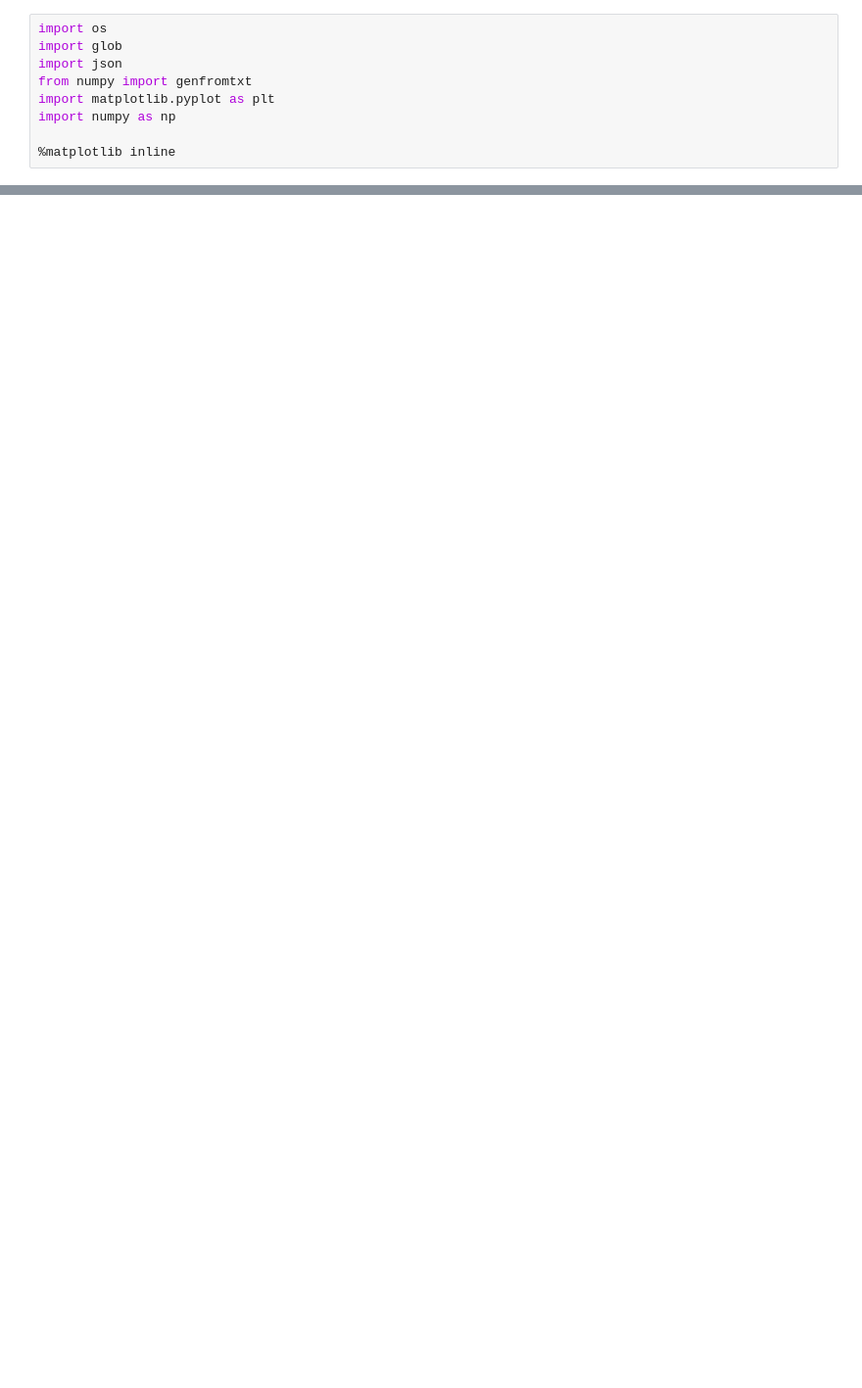
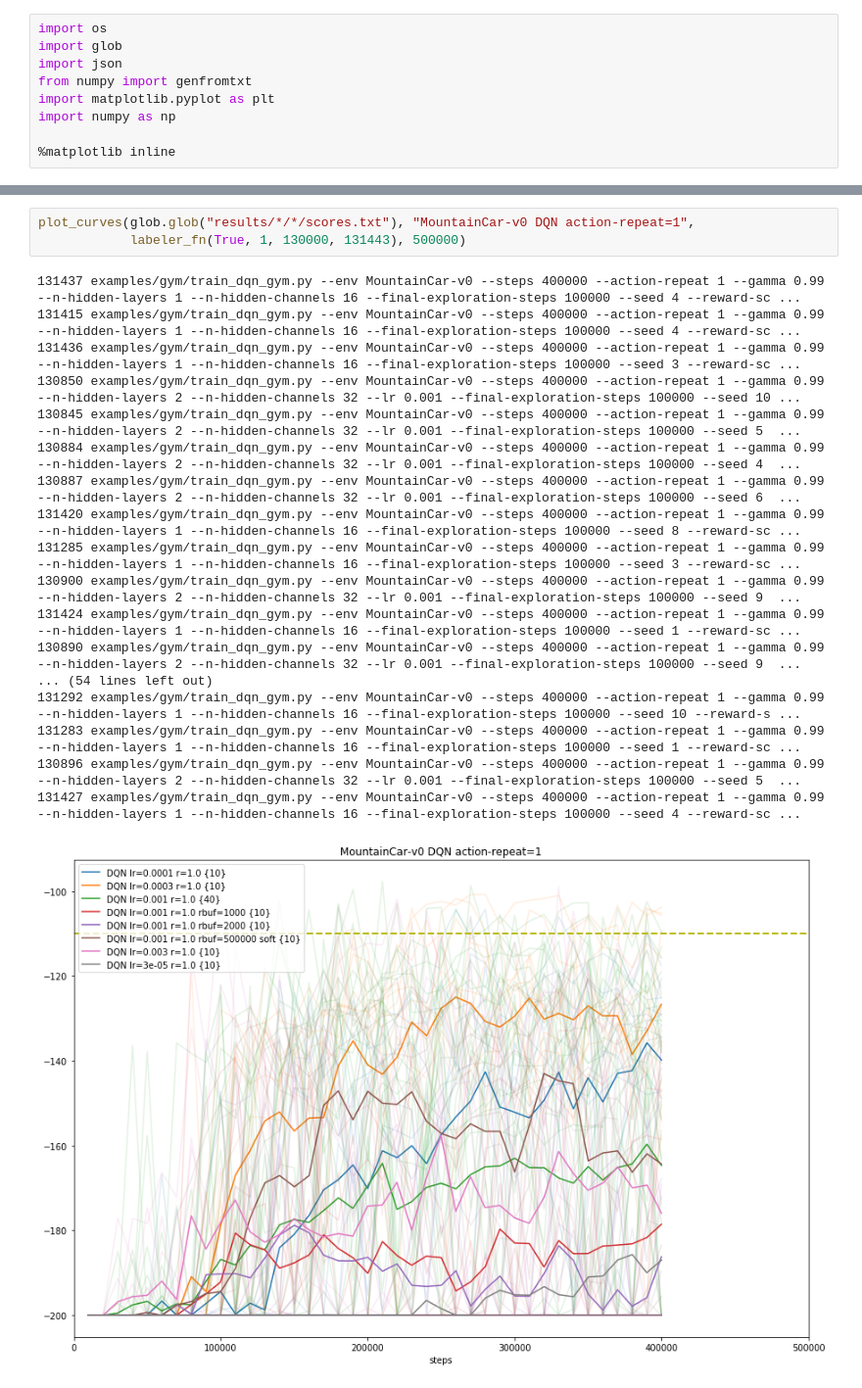
Before and after one commit to chainer/chainerrl, a Jupyter notebook: viz.ipynb, the cells around one changed output, grey strips where cells are left out. Shown at 98% size. Saved outputs shown, nothing was run; the diff lists cells and outputs as text; blank space fills up the shorter version.

```diff
--- a/viz.ipynb
+++ b/viz.ipynb
@@ -68 +137,23 @@ def plot_curves(files, title, labeler):
+# %%
+plot_curves(glob.glob("results/*/*/scores.txt"), "MountainCar-v0 DQN action-repeat=1",
+            labeler_fn(True, 1, 130000, 131443), 500000)
+# %% [output]
+131437 examples/gym/train_dqn_gym.py --env MountainCar-v0 --steps 400000 --action-repeat 1 --gamma 0.99 --n-hidden-layers 1 --n-hidden-channels 16 --final-exploration-steps 100000 --seed 4 --reward-sc ...
+131415 examples/gym/train_dqn_gym.py --env MountainCar-v0 --steps 400000 --action-repeat 1 --gamma 0.99 --n-hidden-layers 1 --n-hidden-channels 16 --final-exploration-steps 100000 --seed 4 --reward-sc ...
+131436 examples/gym/train_dqn_gym.py --env MountainCar-v0 --steps 400000 --action-repeat 1 --gamma 0.99 --n-hidden-layers 1 --n-hidden-channels 16 --final-exploration-steps 100000 --seed 3 --reward-sc ...
+130850 examples/gym/train_dqn_gym.py --env MountainCar-v0 --steps 400000 --action-repeat 1 --gamma 0.99 --n-hidden-layers 2 --n-hidden-channels 32 --lr 0.001 --final-exploration-steps 100000 --seed 10 ...
+130845 examples/gym/train_dqn_gym.py --env MountainCar-v0 --steps 400000 --action-repeat 1 --gamma 0.99 --n-hidden-layers 2 --n-hidden-channels 32 --lr 0.001 --final-exploration-steps 100000 --seed 5  ...
+130884 examples/gym/train_dqn_gym.py --env MountainCar-v0 --steps 400000 --action-repeat 1 --gamma 0.99 --n-hidden-layers 2 --n-hidden-channels 32 --lr 0.001 --final-exploration-steps 100000 --seed 4  ...
+130887 examples/gym/train_dqn_gym.py --env MountainCar-v0 --steps 400000 --action-repeat 1 --gamma 0.99 --n-hidden-layers 2 --n-hidden-channels 32 --lr 0.001 --final-exploration-steps 100000 --seed 6  ...
+131420 examples/gym/train_dqn_gym.py --env MountainCar-v0 --steps 400000 --action-repeat 1 --gamma 0.99 --n-hidden-layers 1 --n-hidden-channels 16 --final-exploration-steps 100000 --seed 8 --reward-sc ...
+131285 examples/gym/train_dqn_gym.py --env MountainCar-v0 --steps 400000 --action-repeat 1 --gamma 0.99 --n-hidden-layers 1 --n-hidden-channels 16 --final-exploration-steps 100000 --seed 3 --reward-sc ...
+130900 examples/gym/train_dqn_gym.py --env MountainCar-v0 --steps 400000 --action-repeat 1 --gamma 0.99 --n-hidden-layers 2 --n-hidden-channels 32 --lr 0.001 --final-exploration-steps 100000 --seed 9  ...
+131424 examples/gym/train_dqn_gym.py --env MountainCar-v0 --steps 400000 --action-repeat 1 --gamma 0.99 --n-hidden-layers 1 --n-hidden-channels 16 --final-exploration-steps 100000 --seed 1 --reward-sc ...
+130890 examples/gym/train_dqn_gym.py --env MountainCar-v0 --steps 400000 --action-repeat 1 --gamma 0.99 --n-hidden-layers 2 --n-hidden-channels 32 --lr 0.001 --final-exploration-steps 100000 --seed 9  ...
+... (54 lines left out)
+131292 examples/gym/train_dqn_gym.py --env MountainCar-v0 --steps 400000 --action-repeat 1 --gamma 0.99 --n-hidden-layers 1 --n-hidden-channels 16 --final-exploration-steps 100000 --seed 10 --reward-s ...
+131283 examples/gym/train_dqn_gym.py --env MountainCar-v0 --steps 400000 --action-repeat 1 --gamma 0.99 --n-hidden-layers 1 --n-hidden-channels 16 --final-exploration-steps 100000 --seed 1 --reward-sc ...
+130896 examples/gym/train_dqn_gym.py --env MountainCar-v0 --steps 400000 --action-repeat 1 --gamma 0.99 --n-hidden-layers 2 --n-hidden-channels 32 --lr 0.001 --final-exploration-steps 100000 --seed 5  ...
+131427 examples/gym/train_dqn_gym.py --env MountainCar-v0 --steps 400000 --action-repeat 1 --gamma 0.99 --n-hidden-layers 1 --n-hidden-channels 16 --final-exploration-steps 100000 --seed 4 --reward-sc ...
+[figure, added]
 # %%
```
Also changed, not shown: parts of 6 cells of this notebook, 5 other files.
